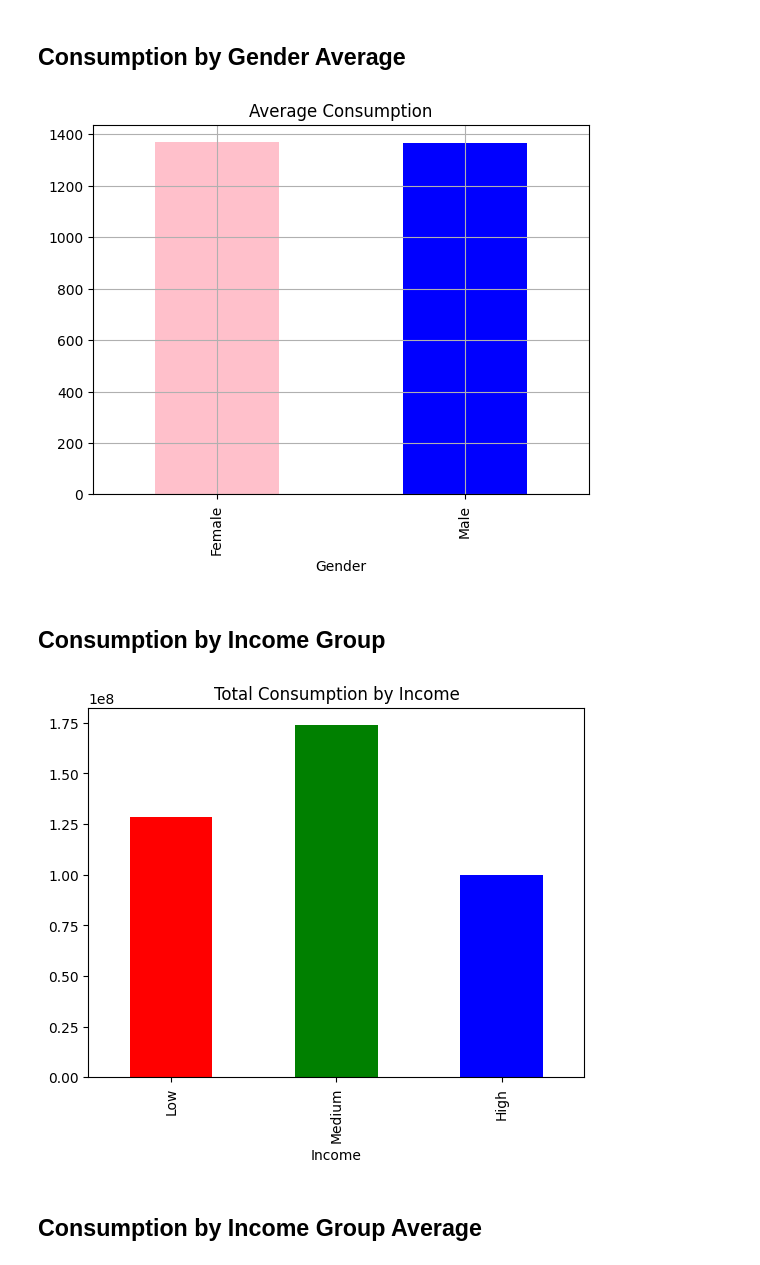
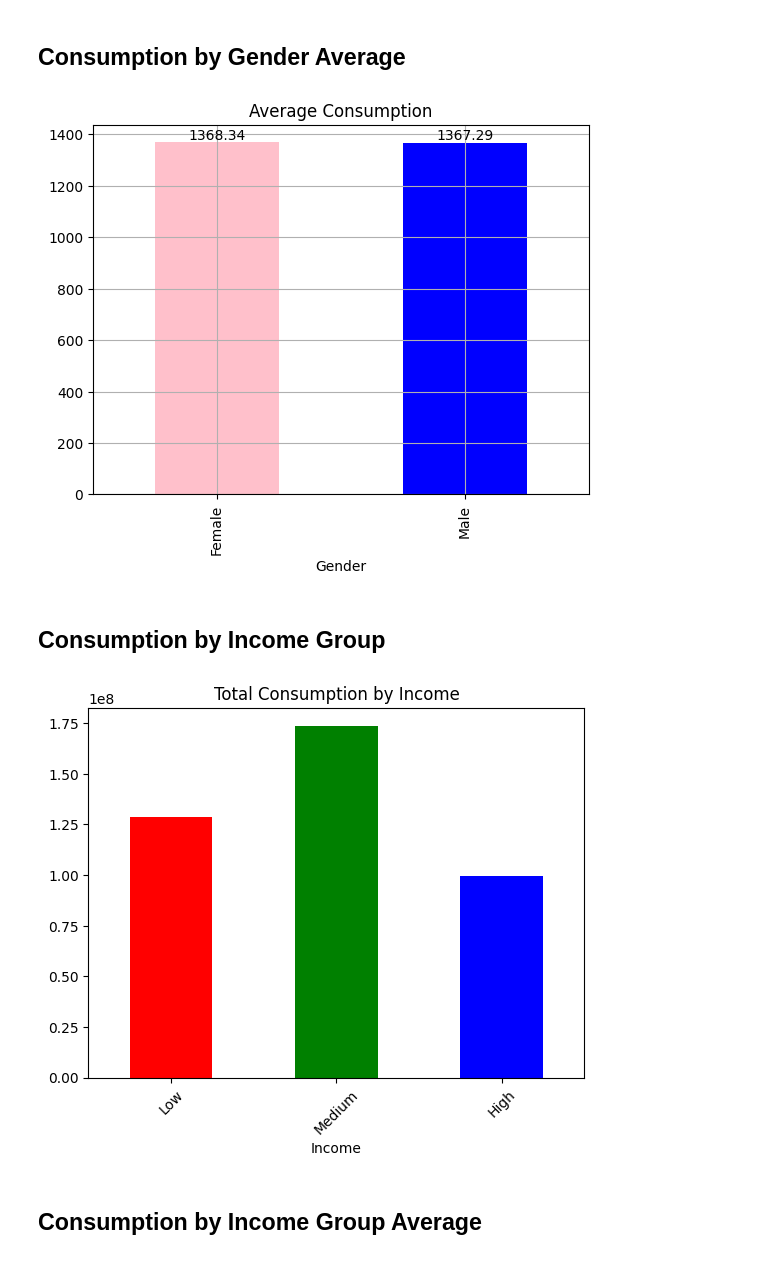
Before and after one commit to JohnnyLiang-OTU/retail_analysis, a Jupyter notebook: main.ipynb, the cells around one changed output. Drawn from its saved outputs; the diff is of its cells as text; code cells hidden in the pictures.

Commit message:
Images added, Readme changed, main file changed

```diff
--- a/main.ipynb
+++ b/main.ipynb
@@ -114,20 +124,23 @@ plt.show()
 ## Consumption by Gender Average
 # %%
 consumption_by_gender_avg = df.groupby('Gender')['Total_Amount'].mean()
-consumption_by_gender_avg.plot(kind='bar', color=['pink', 'blue'], title='Average Consumption')
+one_d = consumption_by_gender_avg.plot(kind='bar', color=['pink', 'blue'], title='Average Consumption')
+for container in one_d.containers:
+    one_d.bar_label(container, fmt='%.2f')
 plt.grid(True)
 plt.show()
 # %% [output]
-[figure, old version]
+[figure, new version]
 # %% [markdown]
 ## Consumption by Income Group
 # %%
 consumption_by_income = df.groupby('Income')['Total_Amount'].sum()
 consumption_by_income = consumption_by_income.reindex(['Low', 'Medium', 'High'])
 consumption_by_income.plot(kind='bar', color=['red', 'green', 'blue'], title='Total Consumption by Income')
+plt.xticks(rotation=45)
 plt.show()
 # %% [output]
-[figure, old version]
+[figure, new version]
 # %% [markdown]
 ## Consumption by Income Group Average
 # %%
```
Also changed, not shown: parts of 4 cells of this notebook, 7 other files.
